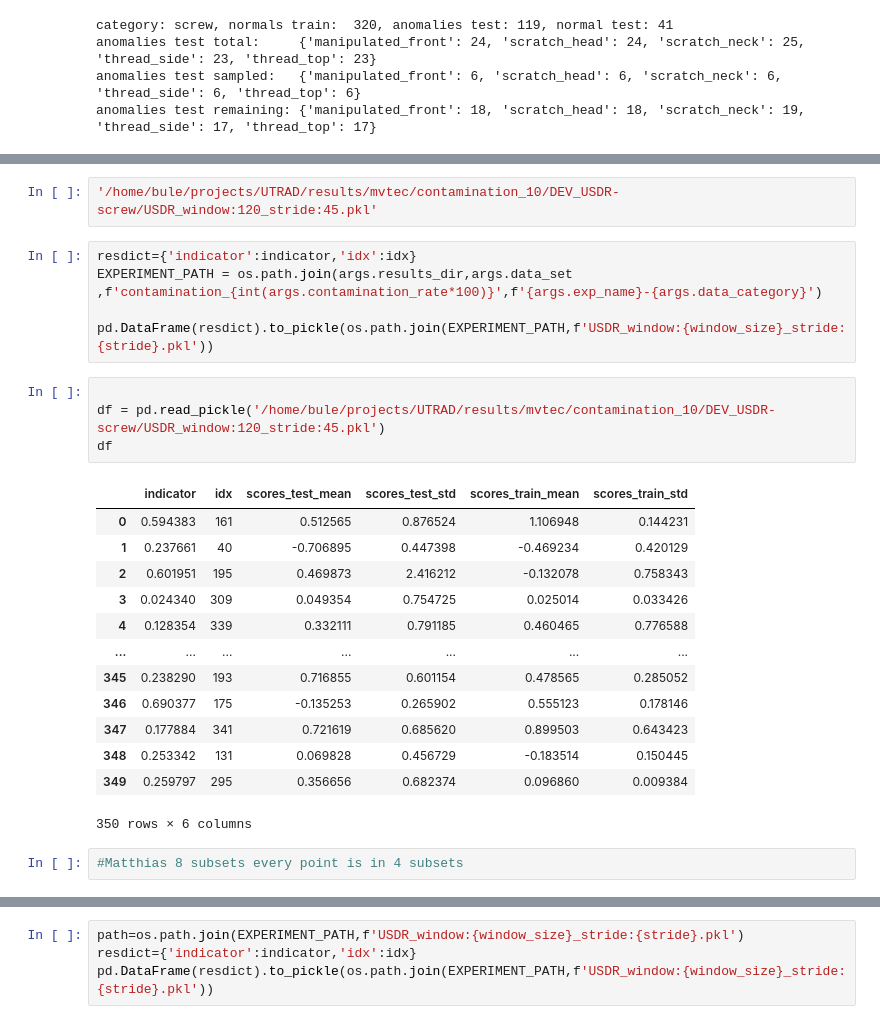
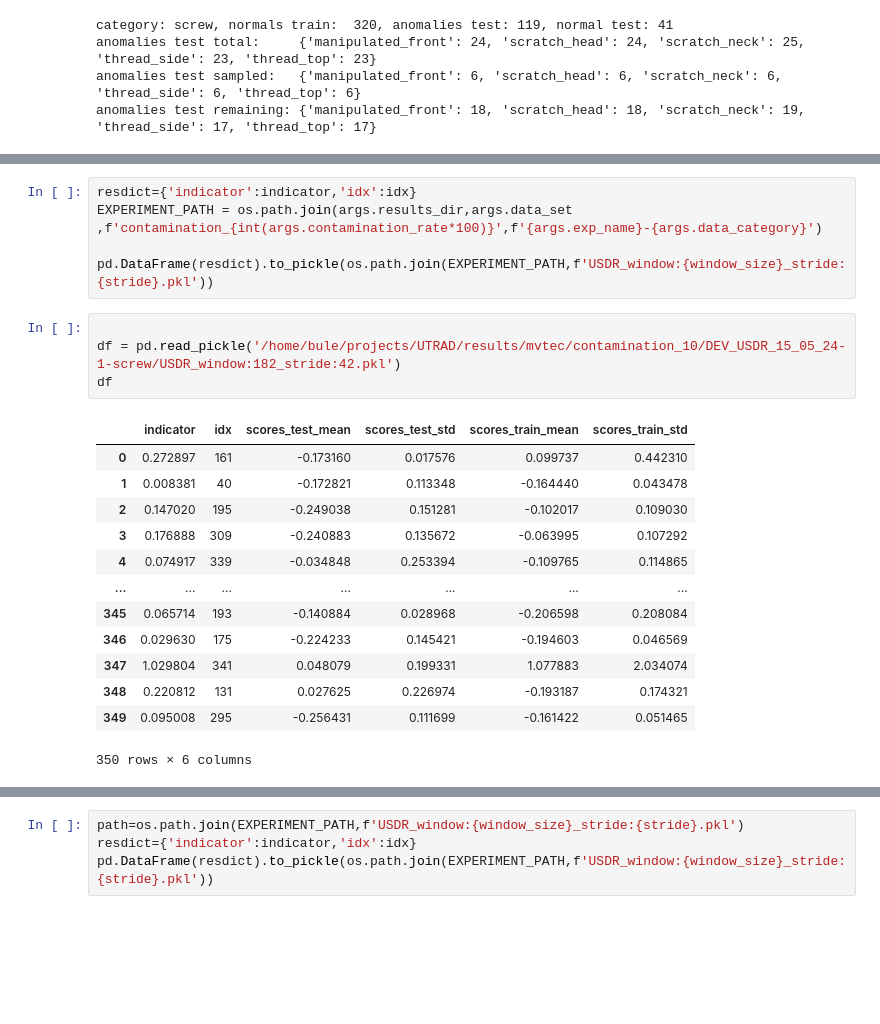
Before and after one commit to buehlpa/UTRAD, a Jupyter notebook: dev_usdr.ipynb, the cells around one changed output, grey strips where cells are left out. Saved outputs shown, nothing was run; the diff lists cells and outputs as text; blank space fills up the shorter version.

```diff
--- a/dev_usdr.ipynb
+++ b/dev_usdr.ipynb
@@ -510,5 +352,3 @@ KeyboardInterrupt:
-# %%
-'/home/bule/projects/UTRAD/results/mvtec/contamination_10/DEV_USDR-screw/USDR_window:120_stride:45.pkl'
 # %%
 resdict={'indicator':indicator,'idx':idx}
 EXPERIMENT_PATH = os.path.join(args.results_dir,args.data_set ,f'contamination_{int(args.contamination_rate*100)}',f'{args.exp_name}-{args.data_category}')
@@ -516,21 +356,19 @@ EXPERIMENT_PATH = os.path.join(args.results_dir,args.data_set ,f'contamination_{
 pd.DataFrame(resdict).to_pickle(os.path.join(EXPERIMENT_PATH,f'USDR_window:{window_size}_stride:{stride}.pkl'))
 # %%
 
-df = pd.read_pickle('/home/bule/projects/UTRAD/results/mvtec/contamination_10/DEV_USDR-screw/USDR_window:120_stride:45.pkl')
+df = pd.read_pickle('/home/bule/projects/UTRAD/results/mvtec/contamination_10/DEV_USDR_15_05_24-1-screw/USDR_window:182_stride:42.pkl')
 df
 # %% [output]
 |  | indicator | idx | scores_test_mean | scores_test_std | scores_train_mean | scores_train_std |
-| 0 | 0.594383 | 161 | 0.512565 | 0.876524 | 1.106948 | 0.144231 |
-| 1 | 0.237661 | 40 | -0.706895 | 0.447398 | -0.469234 | 0.420129 |
-| 2 | 0.601951 | 195 | 0.469873 | 2.416212 | -0.132078 | 0.758343 |
-| 3 | 0.024340 | 309 | 0.049354 | 0.754725 | 0.025014 | 0.033426 |
-| 4 | 0.128354 | 339 | 0.332111 | 0.791185 | 0.460465 | 0.776588 |
+| 0 | 0.272897 | 161 | -0.173160 | 0.017576 | 0.099737 | 0.442310 |
+| 1 | 0.008381 | 40 | -0.172821 | 0.113348 | -0.164440 | 0.043478 |
+| 2 | 0.147020 | 195 | -0.249038 | 0.151281 | -0.102017 | 0.109030 |
+| 3 | 0.176888 | 309 | -0.240883 | 0.135672 | -0.063995 | 0.107292 |
+| 4 | 0.074917 | 339 | -0.034848 | 0.253394 | -0.109765 | 0.114865 |
 | ... | ... | ... | ... | ... | ... | ... |
-| 345 | 0.238290 | 193 | 0.716855 | 0.601154 | 0.478565 | 0.285052 |
-| 346 | 0.690377 | 175 | -0.135253 | 0.265902 | 0.555123 | 0.178146 |
-| 347 | 0.177884 | 341 | 0.721619 | 0.685620 | 0.899503 | 0.643423 |
-| 348 | 0.253342 | 131 | 0.069828 | 0.456729 | -0.183514 | 0.150445 |
-| 349 | 0.259797 | 295 | 0.356656 | 0.682374 | 0.096860 | 0.009384 |
+| 345 | 0.065714 | 193 | -0.140884 | 0.028968 | -0.206598 | 0.208084 |
+| 346 | 0.029630 | 175 | -0.224233 | 0.145421 | -0.194603 | 0.046569 |
+| 347 | 1.029804 | 341 | 0.048079 | 0.199331 | 1.077883 | 2.034074 |
+| 348 | 0.220812 | 131 | 0.027625 | 0.226974 | -0.193187 | 0.174321 |
+| 349 | 0.095008 | 295 | -0.256431 | 0.111699 | -0.161422 | 0.051465 |
 350 rows × 6 columns
-# %%
-#Matthias 8 subsets every point is in 4 subsets
```
Also changed, not shown: parts of 15 cells of this notebook, 10 other files.
